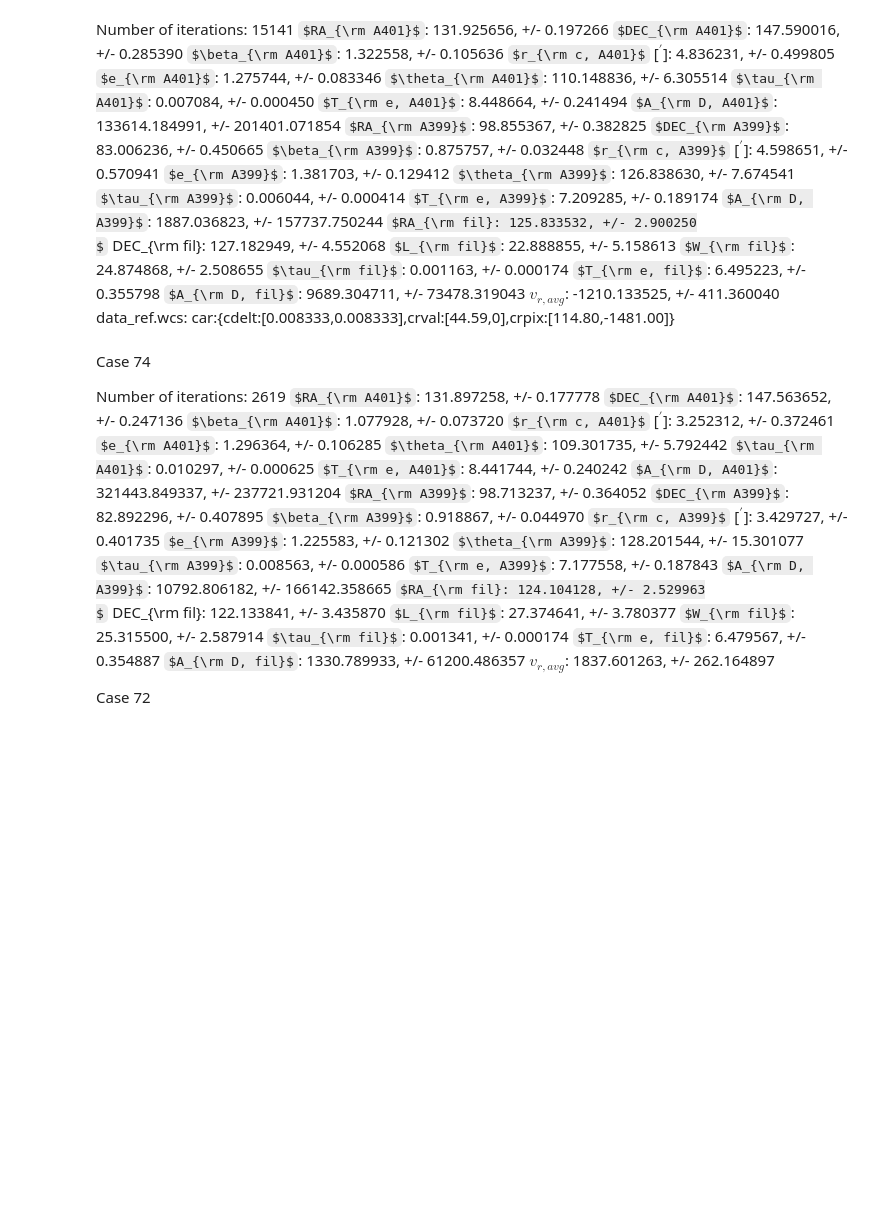
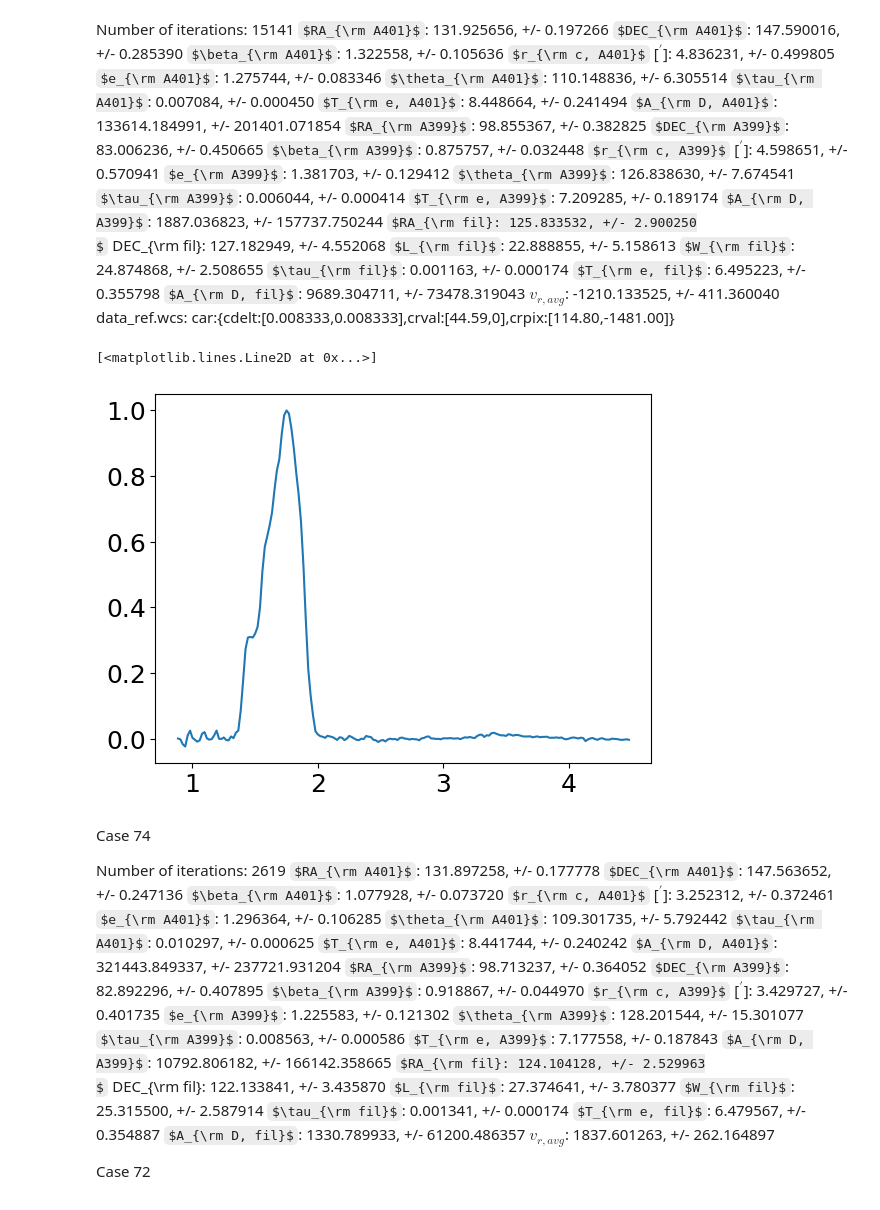
Before and after one commit to guanyilun/multi-freq-bridge, a Jupyter notebook: notebooks/plots_paper.ipynb, the cells around one changed output. Saved outputs shown, nothing was run; the diff lists cells and outputs as text; code cells hidden in the pictures; some formulas as TeX source; blank space fills up the shorter version.

```diff
--- a/notebooks/plots_paper.ipynb
+++ b/notebooks/plots_paper.ipynb
@@ -3915,6 +3896,18 @@ for axs in [ax1,ax2]:
     axs.tick_params(which='both', width=1.2)
     axs.tick_params(which='major', length=7)
     axs.tick_params(which='minor', length=4)
+# %%
+# bandpass test
+frequency = 98
+array = "pa5"
+freq_str = ut.get_freq_str(frequency=frequency)
+x_array, freq_array, del_freq = ut.get_freq_bandpass(array=array, freq_str=freq_str)
+bandpass, bandpass_int = ut.get_bandpass(array=array, freq_str=freq_str)
+
+plt.plot(x_array, bandpass, label=f"{frequency} GHz {array} bandpass")
+# %% [output]
+[<matplotlib.lines.Line2D at 0x...>]
+[figure, added]
 # %% [markdown]
 Case 74
 
```
Also changed, not shown: parts of 1 cell of this notebook, 2 other files.
